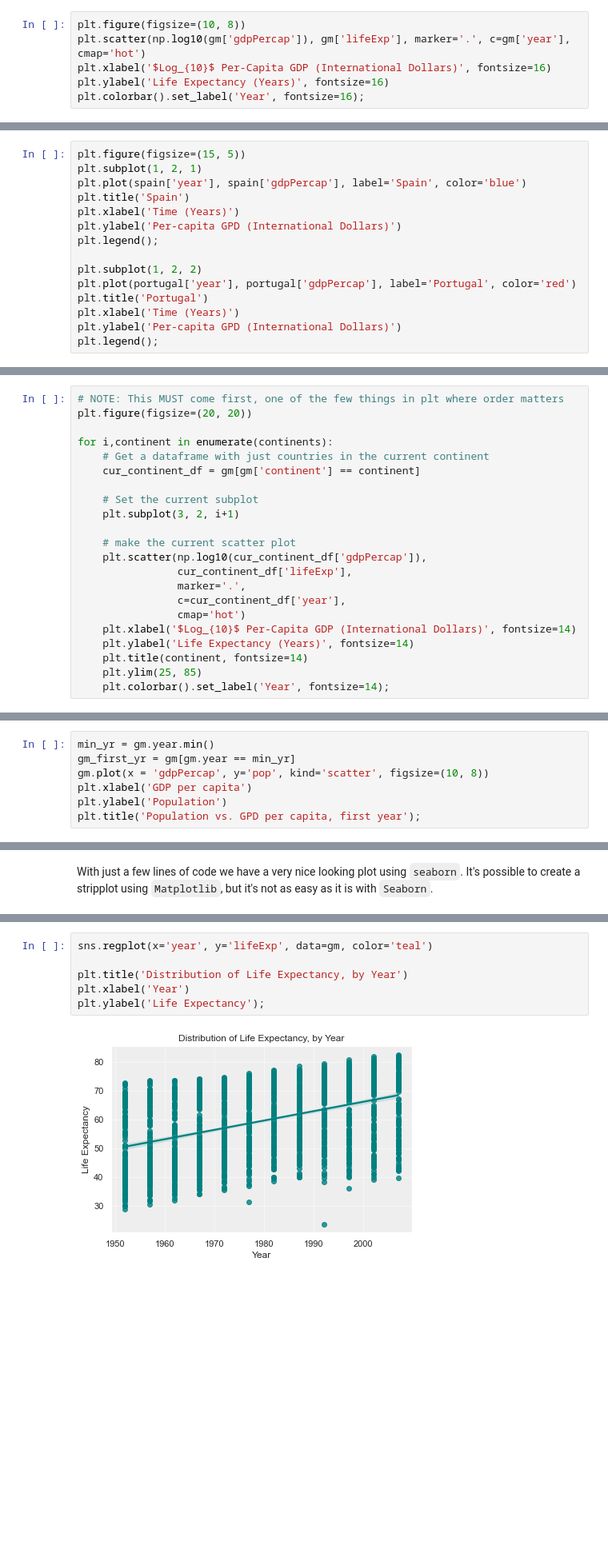
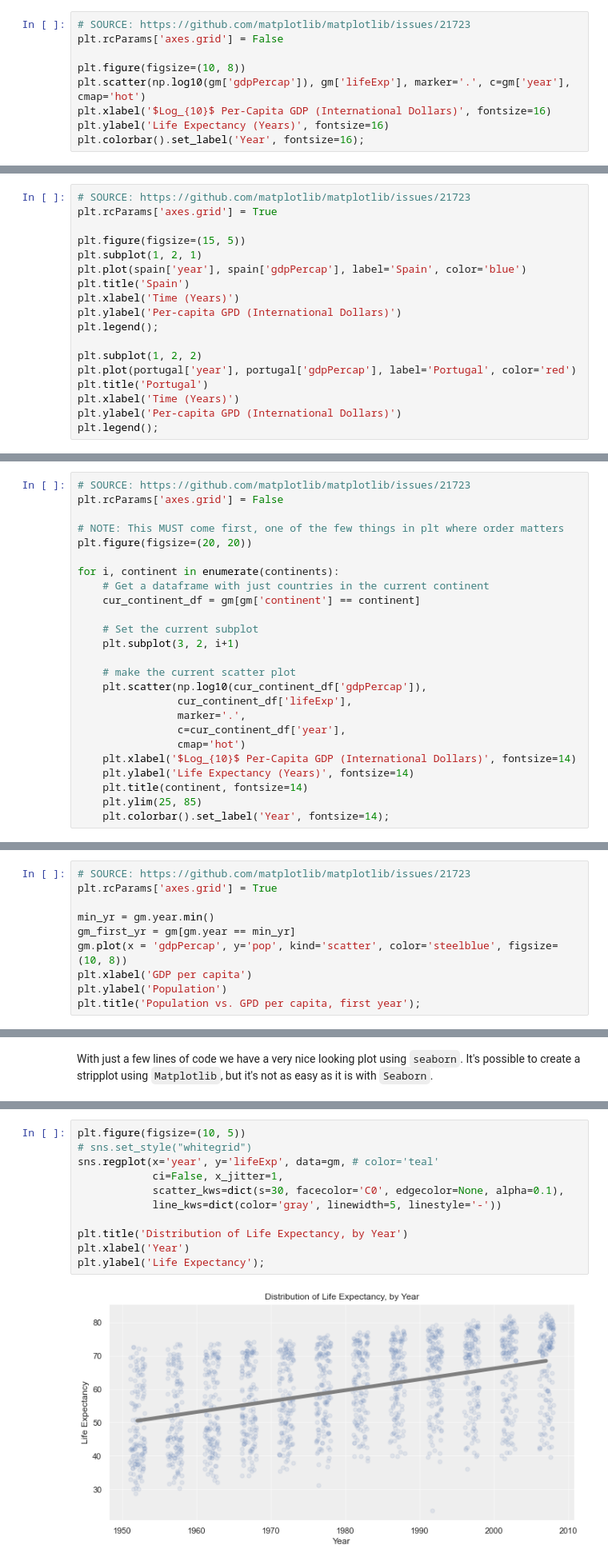
Before and after one commit to cbrownley/NYU-Python-Workshop, a Jupyter notebook: 2_Python_Data_Visualization.ipynb, the cells around one changed output, grey strips where cells are left out. Shown at 80% size. Drawn from its saved outputs; the diff is of its cells as text; blank space fills up the shorter version.

```diff
--- a/2_Python_Data_Visualization.ipynb
+++ b/2_Python_Data_Visualization.ipynb
@@ -639,6 +636,9 @@ We can use `plt.colorbar()` to add a colorbar which will let us interpret the co
 
 We'll also increase the figure size, and the font size used in the title, xlabel and ylabel using the `fontsize=16` parameter. We'll also use a form of LaTeX called MathJax to write a subscript 10 underneath the word Log, like this: $\log_{10}$.
 # %%
+# SOURCE: https://github.com/matplotlib/matplotlib/issues/21723
+plt.rcParams['axes.grid'] = False
+
 plt.figure(figsize=(10, 8))
 plt.scatter(np.log10(gm['gdpPercap']), gm['lifeExp'], marker='.', c=gm['year'], cmap='hot')
 plt.xlabel('$Log_{10}$ Per-Capita GDP (International Dollars)', fontsize=16)
@@ -660,6 +660,9 @@ Subplots allow you to draw multiple plots within a single figure. To do so, you
 
 Let's look at a simple example plotting Spain and Portugal's GDP on separate plots next to each other in the same row.
 # %%
+# SOURCE: https://github.com/matplotlib/matplotlib/issues/21723
+plt.rcParams['axes.grid'] = True
+
 plt.figure(figsize=(15, 5))
 plt.subplot(1, 2, 1)
 plt.plot(spain['year'], spain['gdpPercap'], label='Spain', color='blue')
@@ -706,10 +709,13 @@ Now let's use subplots to make scatter plots for each continent separately. Sinc
 
 To do so we'll iterate (loop) over each continent and get a `DataFrame` that contains only the rows for countries in that continent. Then we'll set the subplot and create a scatter plot using that new `DataFrame`. Here's how it looks:
 # %%
+# SOURCE: https://github.com/matplotlib/matplotlib/issues/21723
+plt.rcParams['axes.grid'] = False
+
 # NOTE: This MUST come first, one of the few things in plt where order matters
 plt.figure(figsize=(20, 20))
 
-for i,continent in enumerate(continents):
+for i, continent in enumerate(continents):
     # Get a dataframe with just countries in the current continent
     cur_continent_df = gm[gm['continent'] == continent]
 
@@ -742,9 +748,12 @@ for i,continent in enumerate(continents):
 
 Here are a pair of plots related to (but not directly answering) the above questions, using Pandas methods again.
 # %%
+# SOURCE: https://github.com/matplotlib/matplotlib/issues/21723
+plt.rcParams['axes.grid'] = True
+
 min_yr = gm.year.min()
 gm_first_yr = gm[gm.year == min_yr]
-gm.plot(x = 'gdpPercap', y='pop', kind='scatter', figsize=(10, 8))
+gm.plot(x = 'gdpPercap', y='pop', kind='scatter', color='steelblue', figsize=(10, 8))
 plt.xlabel('GDP per capita')
 plt.ylabel('Population')
 plt.title('Population vs. GPD per capita, first year');
@@ -951,13 +960,18 @@ plt.title("Average per-capita GDP across time for each continent");
 
 While `seaborn` provides easy ways to make nice-looking plots, it is ultimately a package built for statistical data visualization. It includes many useful built-in plots, such as the following **regression plot**. Here all the data values are plotted using a scatter plot, and a regression line is fit, and plotted, over that data.
 # %%
-sns.regplot(x='year', y='lifeExp', data=gm, color='teal')
+plt.figure(figsize=(10, 5))
+# sns.set_style("whitegrid")
+sns.regplot(x='year', y='lifeExp', data=gm, # color='teal'
+            ci=False, x_jitter=1,
+            scatter_kws=dict(s=30, facecolor='C0', edgecolor=None, alpha=0.1),
+            line_kws=dict(color='gray', linewidth=5, linestyle='-'))
 
 plt.title('Distribution of Life Expectancy, by Year')
 plt.xlabel('Year')
 plt.ylabel('Life Expectancy');
 # %% [output]
-[figure, old version]
+[figure, new version]
 # %% [markdown]
 ### Kernel Density Plots
 
```
Also changed, not shown: parts of 43 cells of this notebook.
